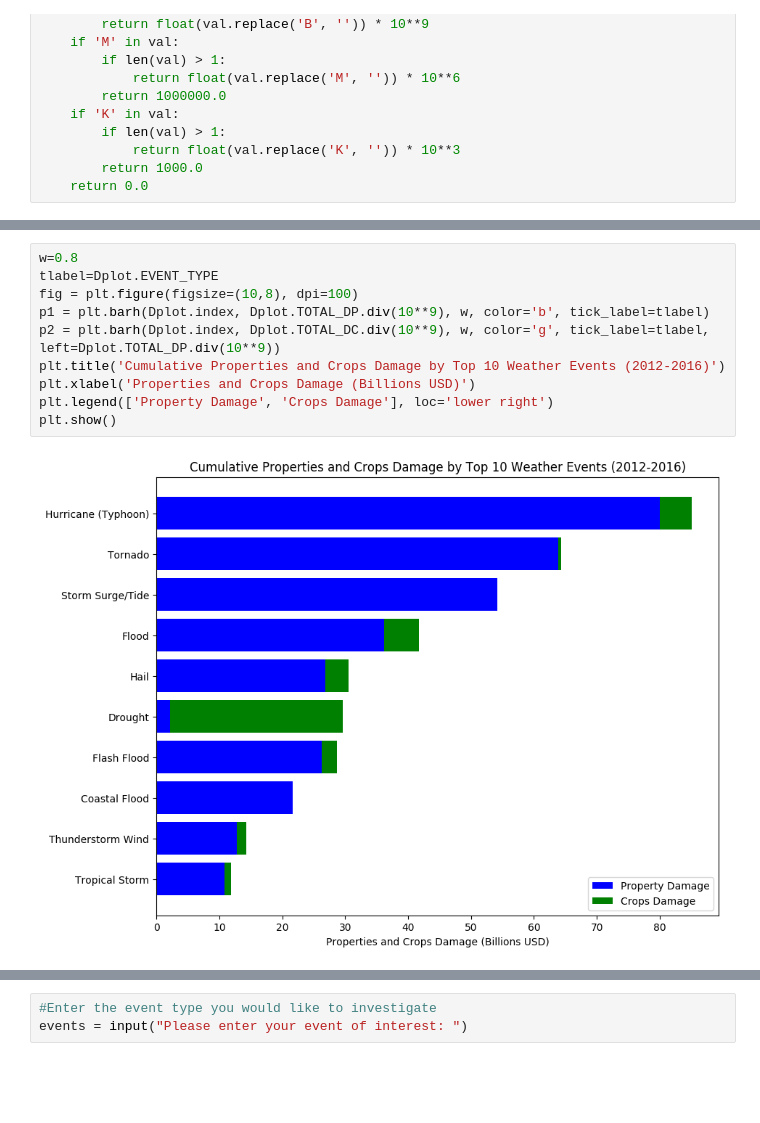
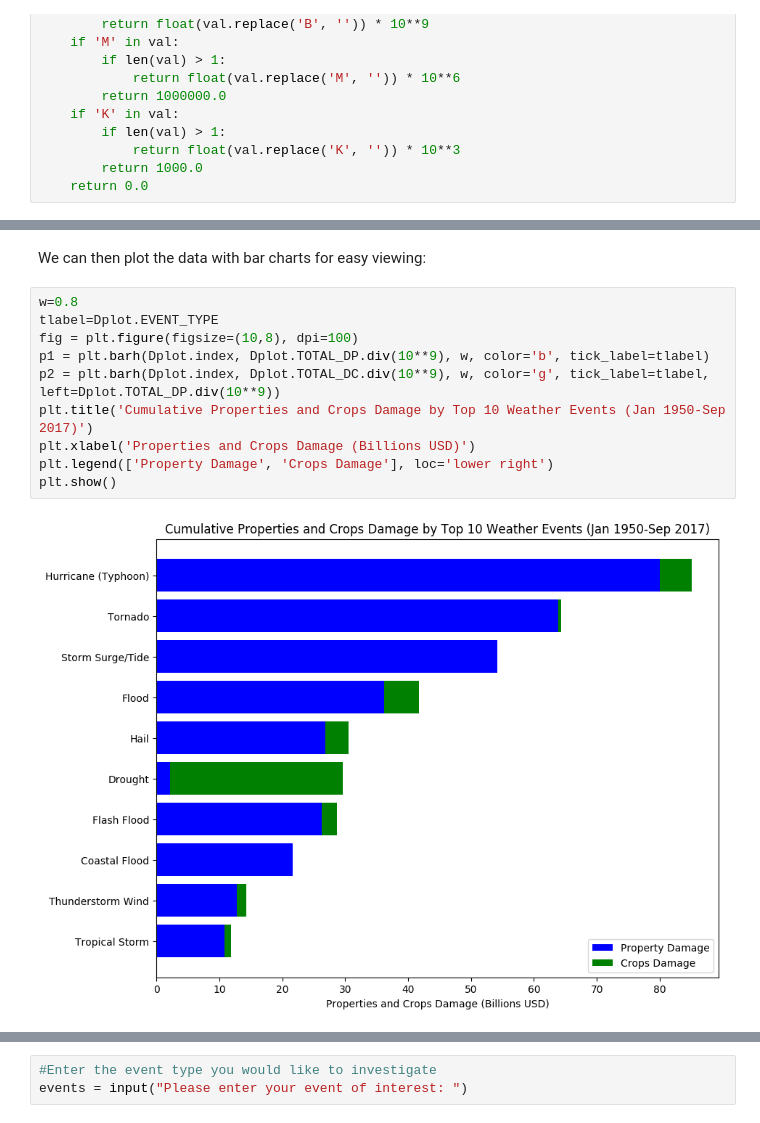
Before and after one commit to godinechan/NOAAanalysis, a Jupyter notebook: NOAAanalysis.ipynb, the cells around one changed output, grey strips where cells are left out. Drawn from its saved outputs; the diff is of its cells as text; blank space fills up the shorter version.

```diff
--- a/NOAAanalysis.ipynb
+++ b/NOAAanalysis.ipynb
@@ -86,15 +91,17 @@ Cplot=Cplot[-10:]
+# %% [markdown]
+We can then plot the data with bar charts for easy viewing:
 # %%
 w=0.8
 tlabel=Dplot.EVENT_TYPE
 fig = plt.figure(figsize=(10,8), dpi=100)
 p1 = plt.barh(Dplot.index, Dplot.TOTAL_DP.div(10**9), w, color='b', tick_label=tlabel)
 p2 = plt.barh(Dplot.index, Dplot.TOTAL_DC.div(10**9), w, color='g', tick_label=tlabel, left=Dplot.TOTAL_DP.div(10**9))
-plt.title('Cumulative Properties and Crops Damage by Top 10 Weather Events (2012-2016)')
+plt.title('Cumulative Properties and Crops Damage by Top 10 Weather Events (Jan 1950-Sep 2017)')
 plt.xlabel('Properties and Crops Damage (Billions USD)')
 plt.legend(['Property Damage', 'Crops Damage'], loc='lower right')
 plt.show()
 # %% [output]
-[figure, old version]
+[figure, new version]
 # %%
 w=0.8
 tlabel=Cplot.EVENT_TYPE
```
Also changed, not shown: parts of 25 cells of this notebook.
